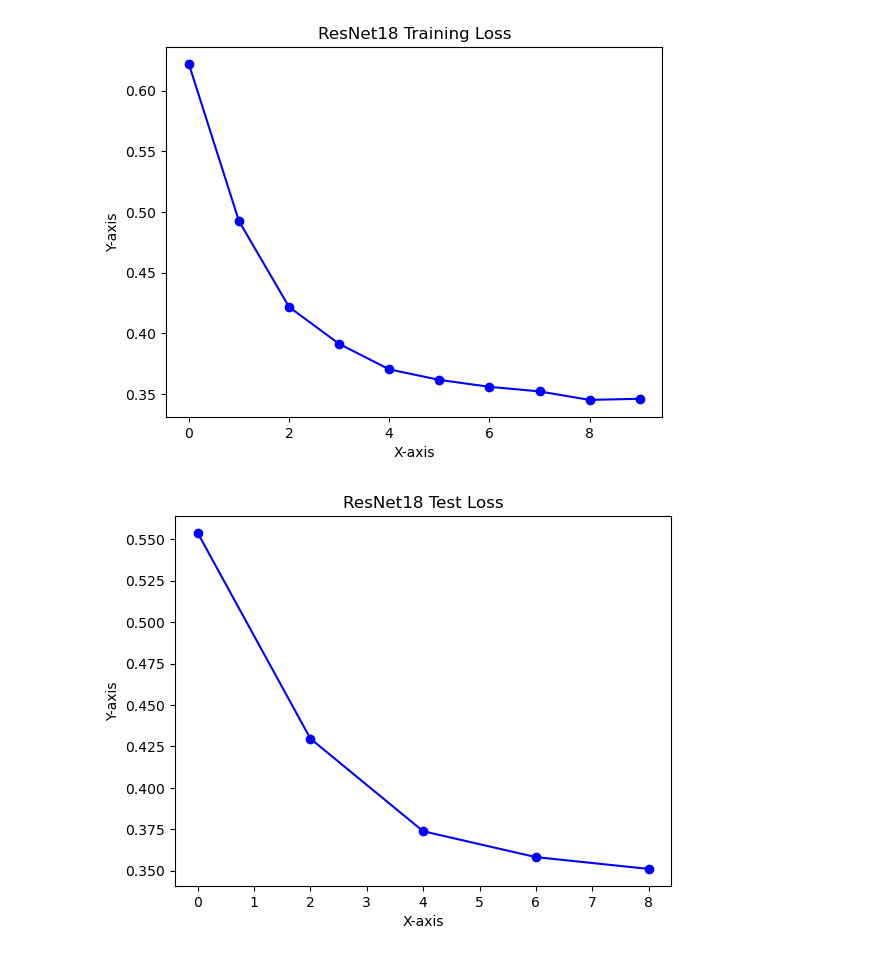
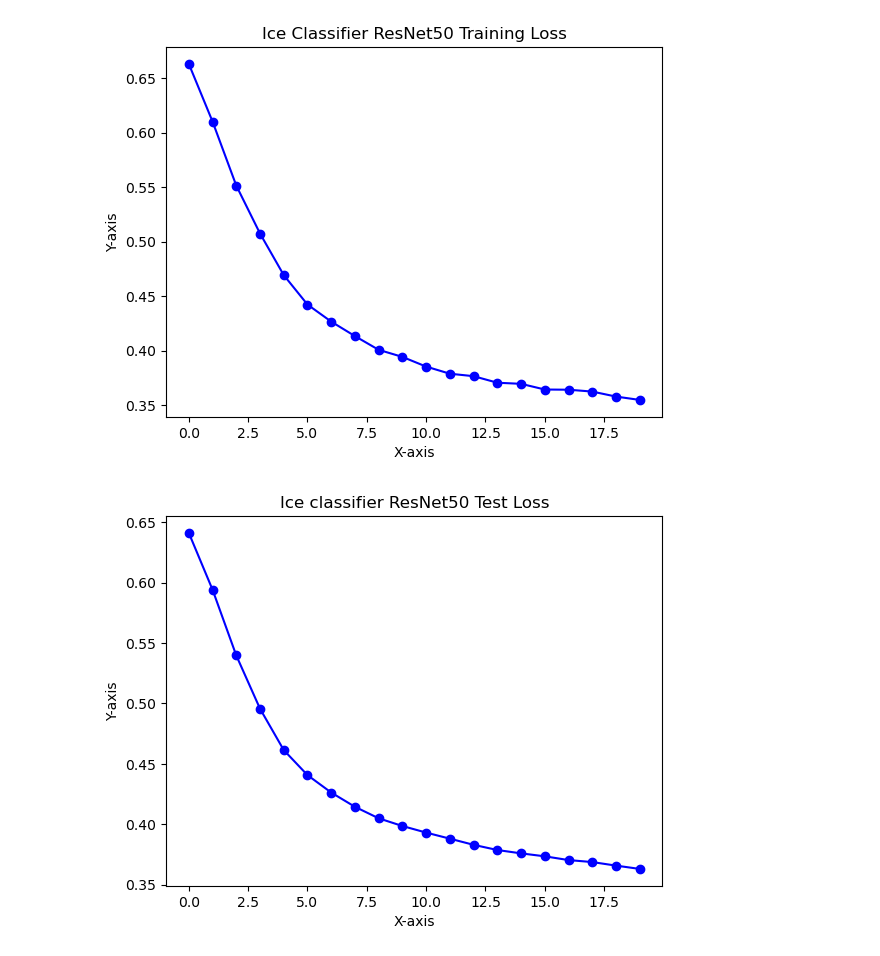
Before and after one commit to waggle-sensor/summer2023, a Jupyter notebook: Arnold/snowclassifier/model.ipynb, the cells around one changed output. Drawn from its saved outputs; the diff is of its cells as text; code cells hidden in the pictures.

```diff
--- a/Arnold/snowclassifier/model.ipynb
+++ b/Arnold/snowclassifier/model.ipynb
@@ -52,9 +106,9 @@ ResNet(
 # %%
 #parameters
 
-lr = 0.0003
+lr = 0.0001
 batch_size = 256
-epochs =10
+epochs =30
 criterion = torch.nn.CrossEntropyLoss()
 optimizer = torch.optim.Adam(model.fc.parameters(), lr)
 train_loader = torch.utils.data.DataLoader(train_set, batch_size= batch_size, shuffle= True)
@@ -92,10 +146,10 @@ def calc_test_accuracy(model, dataloader,epoch, save_pic = False, criterion =tor
                         TN +=1
                   if(predicted == 1 and true_label == 0):
                         FP +=1
-                        plt.imsave(f"imageFP{num}.png",i.cpu().squeeze(0).permute(1,2,0).numpy() )
+                        #plt.imsave(f"imageFP{num}.png",i.cpu().squeeze(0).permute(1,2,0).numpy() )
                   elif(predicted == 0 and true_label == 1):
                         FN +=1
-                        plt.imsave(f"imageFN{num}.png",i.cpu().squeeze(0).permute(1,2,0).numpy() )
+                        #plt.imsave(f"imageFN{num}.png",i.cpu().squeeze(0).permute(1,2,0).numpy() )
 
             stats = dict(
                   epoch = epoch,
@@ -116,11 +170,12 @@ def calc_test_accuracy(model, dataloader,epoch, save_pic = False, criterion =tor
 #training loop
 running_loss = 0
 train_loss, test_loss = [],[]
+# model = torch.load("model.pth")
 model.train()
 verbose = 10
 steps = 0
 
-for epoch in range(epochs):
+for epoch in range(0, epochs):
     print(epoch)
     for images,labels in train_loader:
         steps +=1
@@ -138,14 +193,14 @@ for epoch in range(epochs):
     num_correct = 0
     model.eval()
     train_loss.append(running_loss/len(train_loader))
-    if(epoch %2 == 0):
-        with torch.no_grad():
-            print('here')
-            stats = calc_test_accuracy(model, test_loader, epoch+1)
 
-            test_loss.append(stats["loss"])
-            stats["training_loss"] = train_loss
-            torch.save(stats, f"stats-{epoch+1}.pt")
+    with torch.no_grad():
+        stats = calc_test_accuracy(model, test_loader, epoch+1)
+
+        test_loss.append(stats["loss"])
+        stats["training_loss"] = train_loss
+        torch.save(stats, f"stats-{epoch+1}.pt")
+        print(stats)
     running_loss= 0
     model.train()
     torch.save(model, 'model.pth')
@@ -178,26 +237,26 @@ fig, ax = plt.subplots()
 ax.plot(train_loss, marker='o', linestyle='-', color='b')
 
 # Customize the plot
-ax.set_title('ResNet18 Training Loss')
+ax.set_title('Ice Classifier ResNet50 Training Loss')
 ax.set_xlabel('X-axis')
 ax.set_ylabel('Y-axis')
 
 # Display the plot
 plt.show()
 # %% [output]
-[figure, old version]
+[figure, new version]
 # %%
 fig, ax = plt.subplots()
 
 # Plot the data
-ax.plot([0,2,4,6,8],test_loss,marker='o', linestyle='-', color='b')
+ax.plot(test_loss,marker='o', linestyle='-', color='b')
 
 # Customize the plot
-ax.set_title('ResNet18 Test Loss')
+ax.set_title('Ice classifier ResNet50 Test Loss')
 ax.set_xlabel('X-axis')
 ax.set_ylabel('Y-axis')
 
 # Display the plot
 plt.show()
 # %% [output]
-[figure, old version]
+[figure, new version]
```
Also changed, not shown: parts of 7 cells of this notebook, 9 other files.
